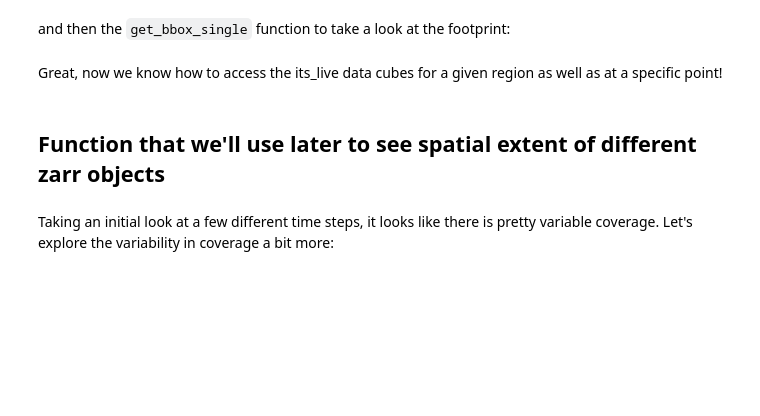
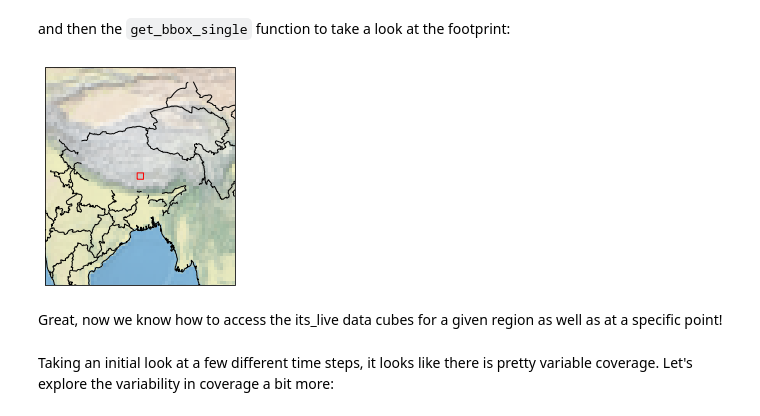
Before and after one commit to e-marshall/itslive, a Jupyter notebook: _sources/accessing_s3_data.ipynb, the cells around one changed output. Drawn from its saved outputs; the diff is of its cells as text; code cells hidden in the pictures; blank space fills up the shorter version.

```diff
--- a/_sources/accessing_s3_data.ipynb
+++ b/_sources/accessing_s3_data.ipynb
@@ -301,14 +348,14 @@ nepal_url_ls
 # %% [markdown]
 Let's use the `read_in_s3` function we defined to open the datacube as an `xarray.Dataset`
 # %%
-nepal_dc = read_in_s3(langtang_url_ls[0])
+nepal_dc = read_in_s3(nepal_url_ls[0])
 # %% [markdown]
 and then the `get_bbox_single` function to take a look at the footprint:
 # %%
-get_bbox(nepal_dc)
+get_bbox_single(nepal_dc)
+# %% [output]
+[figure, added]
 # %% [markdown]
 Great, now we know how to access the its_live data cubes for a given region as well as at a specific point!
-# %% [markdown]
-## Function that we'll use later to see spatial extent of different zarr objects
 # %%
 fig, axs = plt.subplots(ncols = 3, figsize=(21,8))
```
Also changed, not shown: parts of 10 cells of this notebook, 3 other files.
